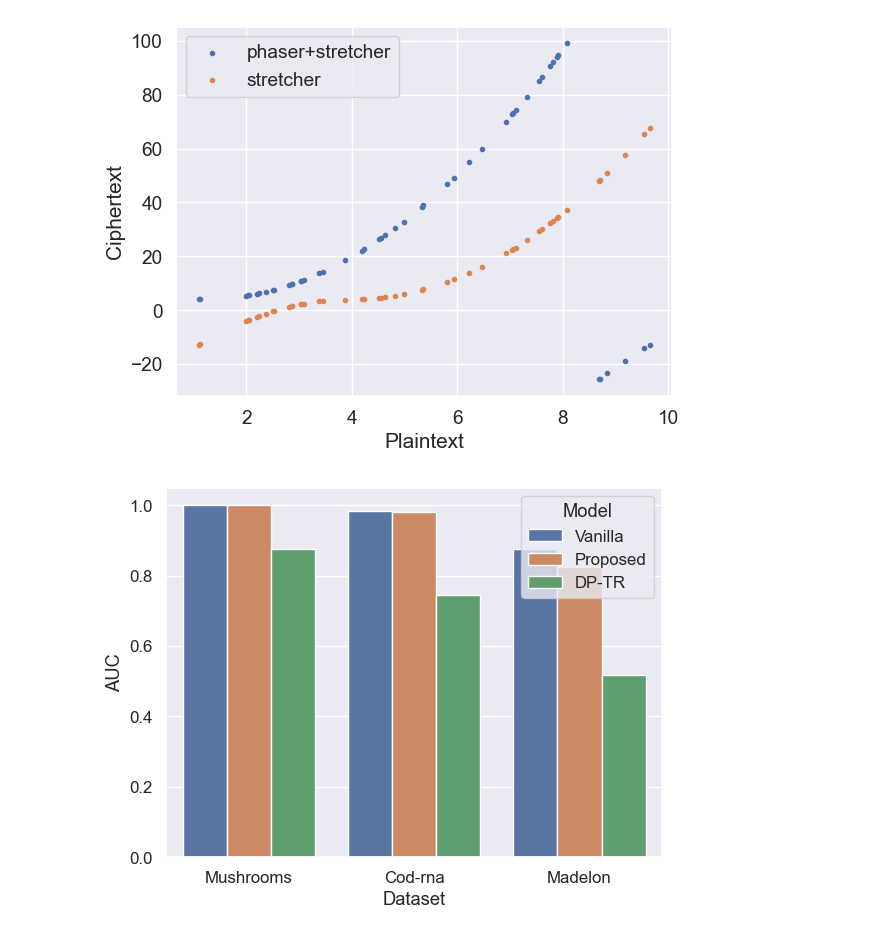
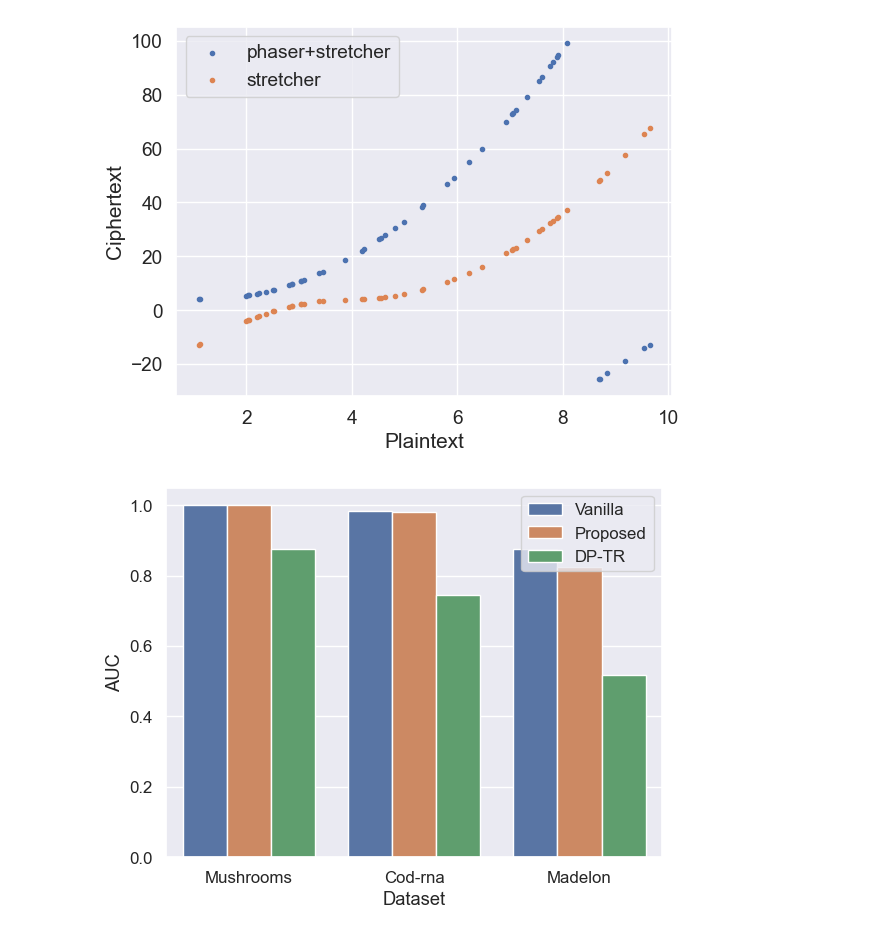
Before and after one commit to Carudy/phaserTree, a Jupyter notebook: plot.ipynb, the cells around one changed output. Cells and saved outputs as stored; diff of their text form; code cells hidden in the pictures.

```diff
--- a/plot.ipynb
+++ b/plot.ipynb
@@ -148,15 +148,17 @@ fig.savefig(r'D:/work/phase_tree/figure/c4.pdf')
 # %%
 # Phaser vs DP
 sns.set(font_scale=1.1)
 df = pd.DataFrame({
     'Dataset':  ['Mushrooms', 'Mushrooms', 'Mushrooms', 'Cod-rna', 'Cod-rna', 'Cod-rna', 'Madelon', 'Madelon', 'Madelon'],
     'Model': ['Vanilla', 'Proposed', 'DP-TR'] * 3,
     'AUC': [1.000, 1.000, 0.8766280693903764] + [0.983, 0.982, 0.7447951548627856] + [0.875, 0.824, 0.5174222222222222],
 })
 
 # sns.set(font_scale=1.5)
 fig = sns.barplot(x="Dataset", y="AUC", hue='Model', data=df)
+plt.gca().legend().set_title('')
+
 
 fig.figure.savefig(r'D:/work/phase_tree/figure/auc.pdf')
 # %% [output]
-[figure, old version]
+[figure, new version]
```
Also changed, not shown: 6 other files.
